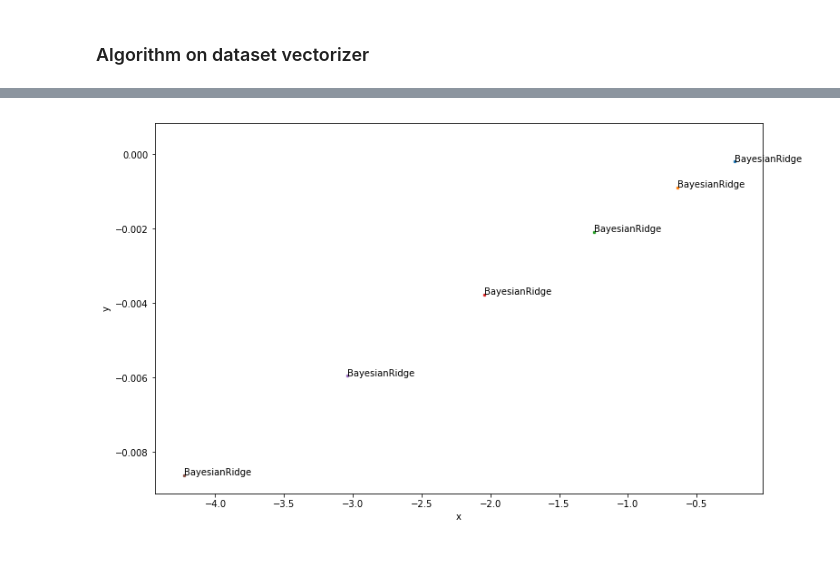
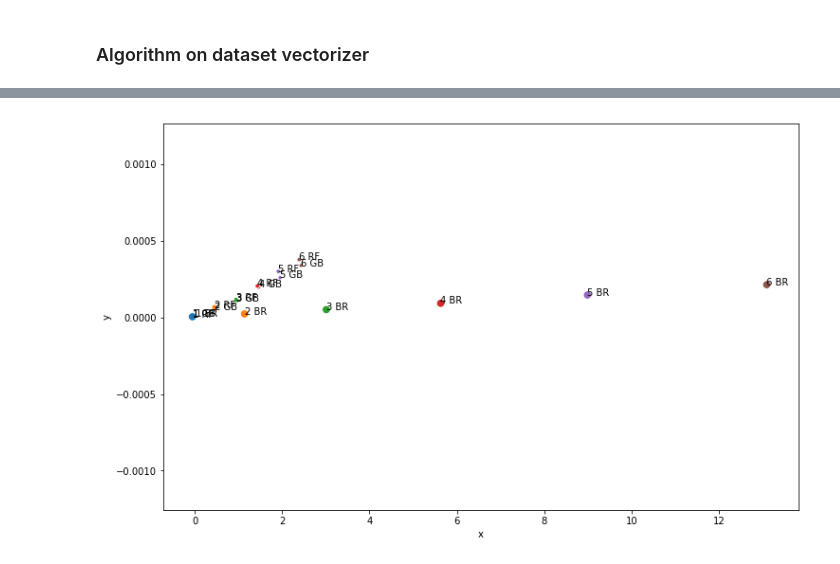
Before and after one commit to akolomenskaya/notebooks, a Jupyter notebook: 9_bonus.ipynb, the cells around one changed output, grey strips where cells are left out. Saved outputs shown, nothing was run; the diff lists cells and outputs as text; code cells hidden in the pictures.

Commit message:
vectorize without target

```diff
--- a/9_bonus.ipynb
+++ b/9_bonus.ipynb
@@ -18,18 +18,18 @@ class Vectorizer:
         self.estimator = estimator
         self.n_components = n_components
 
-    def fit(self, X, y):
-        def inverter(values, X, y):
-            return ((y - values) * X.T).T
+    def fit(self, X):
+        def inverter(values, X):
+            return (values * X.T).T
         self.inverter = inverter
         self.pca = KernelPCA(self.n_components, 'linear', random_state=0)
-        transformed = inverter(self.estimator.predict(X), X, y)
+        transformed = inverter(self.estimator.predict(X), X)
         self.scaler = StandardScaler().fit(transformed)
         self.pca.fit(self.scaler.transform(transformed))
         return self
 
-    def vectorize(self, X, y):
-        transformed = self.inverter(self.estimator.predict(X), X, y)
+    def vectorize(self, X):
+        transformed = self.inverter(self.estimator.predict(X), X)
         transformed = self.scaler.transform(transformed)
         return self.pca.transform(transformed).mean(axis=0)
 # %%
@@ -39,7 +39,7 @@ def compare(estimators, X, y, test_X, test_y, texts=None, return_vector=False):
     vectors = []
     for index, estimator in enumerate(estimators):
         estimator.fit(X, y)
-        vector = Vectorizer(estimator).fit(X, y).vectorize(test_X, test_y)
+        vector = Vectorizer(estimator).fit(X).vectorize(test_X)
         score = r2_score(test_y, estimator.predict(test_X))
         vectors.append([
             estimator.__class__.__name__ if texts is None else \
@@ -128,21 +120,51 @@ plt.plot(space, target);
 # %%
-compare([BayesianRidge()],
-        synth_train_X, synth_train_y, 1 * synth_test_X, 1 * synth_test_y
+compare([
+    BayesianRidge(),
+    GradientBoostingRegressor(n_estimators=20, random_state=0),
+    RandomForestRegressor(n_estimators=20, random_state=0)
+],
+    synth_train_X, synth_train_y, 1 * synth_test_X, 1 * synth_test_y,
+    texts=["1 BR", "1 GB", "1 RF"]
 )
-compare([BayesianRidge()],
-        synth_train_X, synth_train_y, 2 * synth_test_X, 2 * synth_test_y
+compare([
+    BayesianRidge(),
+    GradientBoostingRegressor(n_estimators=20, random_state=0),
+    RandomForestRegressor(n_estimators=20, random_state=0)
+],
+    synth_train_X, synth_train_y, 2 * synth_test_X, 2 * synth_test_y,
+    texts=["2 BR", "2 GB", "2 RF"]
 )
-compare([BayesianRidge()],
-        synth_train_X, synth_train_y, 3 * synth_test_X, 3 * synth_test_y
+compare([
+    BayesianRidge(),
+    GradientBoostingRegressor(n_estimators=20, random_state=0),
+    RandomForestRegressor(n_estimators=20, random_state=0)
+],
+    synth_train_X, synth_train_y, 3 * synth_test_X, 3 * synth_test_y,
+    texts=["3 BR", "3 GB", "3 RF"]
 )
-compare([BayesianRidge()],
-        synth_train_X, synth_train_y, 4 * synth_test_X, 4 * synth_test_y
+compare([
+    BayesianRidge(),
+    GradientBoostingRegressor(n_estimators=20, random_state=0),
+    RandomForestRegressor(n_estimators=20, random_state=0)
+],
+    synth_train_X, synth_train_y, 4 * synth_test_X, 4 * synth_test_y,
+    texts=["4 BR", "4 GB", "4 RF"]
 )
-compare([BayesianRidge()],
-        synth_train_X, synth_train_y, 5 * synth_test_X, 5 * synth_test_y
+compare([
+    BayesianRidge(),
+    GradientBoostingRegressor(n_estimators=20, random_state=0),
+    RandomForestRegressor(n_estimators=20, random_state=0)
+],
+    synth_train_X, synth_train_y, 5 * synth_test_X, 5 * synth_test_y,
+    texts=["5 BR", "5 GB", "5 RF"]
 )
-compare([BayesianRidge()],
-        synth_train_X, synth_train_y, 6 * synth_test_X, 6 * synth_test_y
+compare([
+    BayesianRidge(),
+    GradientBoostingRegressor(n_estimators=20, random_state=0),
+    RandomForestRegressor(n_estimators=20, random_state=0)
+],
+    synth_train_X, synth_train_y, 6 * synth_test_X, 6 * synth_test_y,
+    texts=["6 BR", "6 GB", "6 RF"]
 )
 # %% [output]
-[figure, old version]
+[figure, new version]
```
Also changed, not shown: parts of 7 cells of this notebook.
